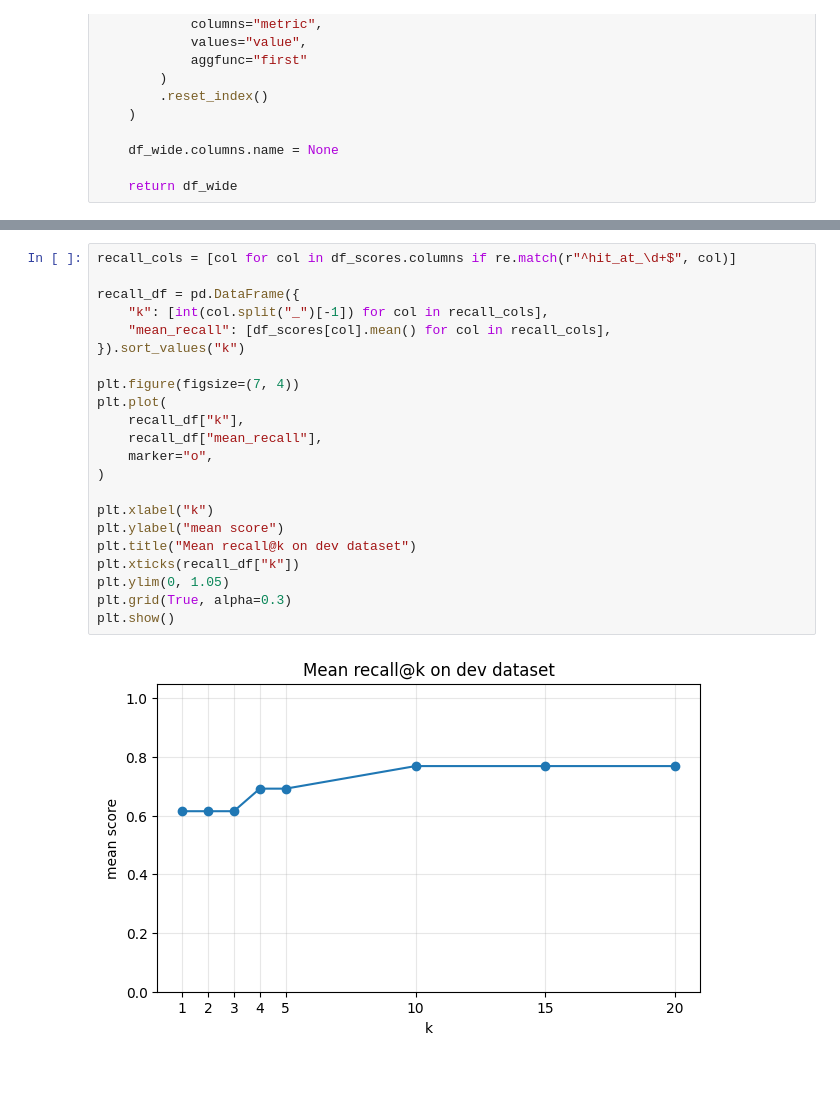
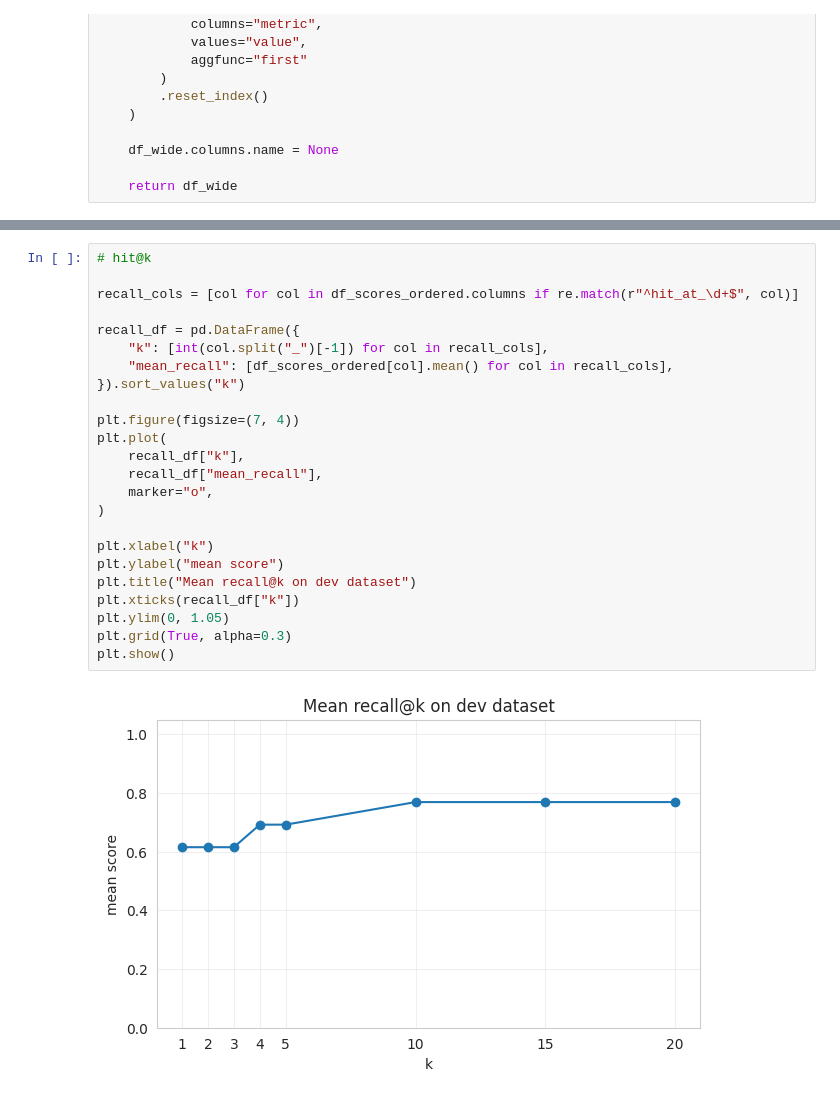
Before and after one commit to epfl-si/polylex-chatbot, a Jupyter notebook: experiment/plot_metrics.ipynb, the cells around one changed output, grey strips where cells are left out. Cells and saved outputs as stored; diff of their text form.

Commit message:
[feature] Plot generation metrics

```diff
--- a/experiment/plot_metrics.ipynb
+++ b/experiment/plot_metrics.ipynb
@@ -90,26 +91,28 @@ df_scores_ordered
 | 11 | bbe18199fda4ea40 | 0.0 | 0.0 | 0.0 | 0.0 | 0.0 | 0.0 | 0.0 | 0.0 | 0.000000 | ... |
 | 12 | c5e39a199bcebd04 | 0.0 | 0.0 | 0.0 | 0.0 | 0.0 | 0.0 | 0.0 | 0.0 | 0.000000 | ... |
 # %%
-recall_cols = [col for col in df_scores.columns if re.match(r"^hit_at_\d+$", col)]
+# hit@k
+
+recall_cols = [col for col in df_scores_ordered.columns if re.match(r"^hit_at_\d+$", col)]
 
 recall_df = pd.DataFrame({
     "k": [int(col.split("_")[-1]) for col in recall_cols],
-    "mean_recall": [df_scores[col].mean() for col in recall_cols],
+    "mean_recall": [df_scores_ordered[col].mean() for col in recall_cols],
 }).sort_values("k")
 
 plt.figure(figsize=(7, 4))
 plt.plot(
     recall_df["k"],
     recall_df["mean_recall"],
     marker="o",
 )
 
 plt.xlabel("k")
 plt.ylabel("mean score")
 plt.title("Mean recall@k on dev dataset")
 plt.xticks(recall_df["k"])
 plt.ylim(0, 1.05)
 plt.grid(True, alpha=0.3)
 plt.show()
 # %% [output]
-[figure, old version]
+[figure, new version]
```
Also changed, not shown: parts of 2 cells of this notebook.
